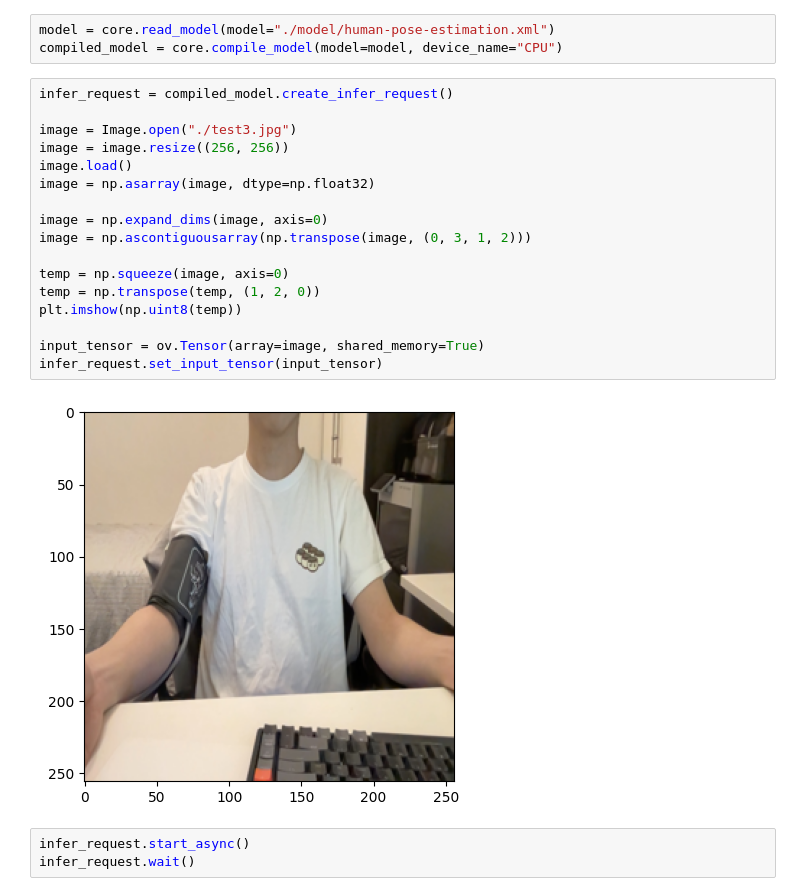
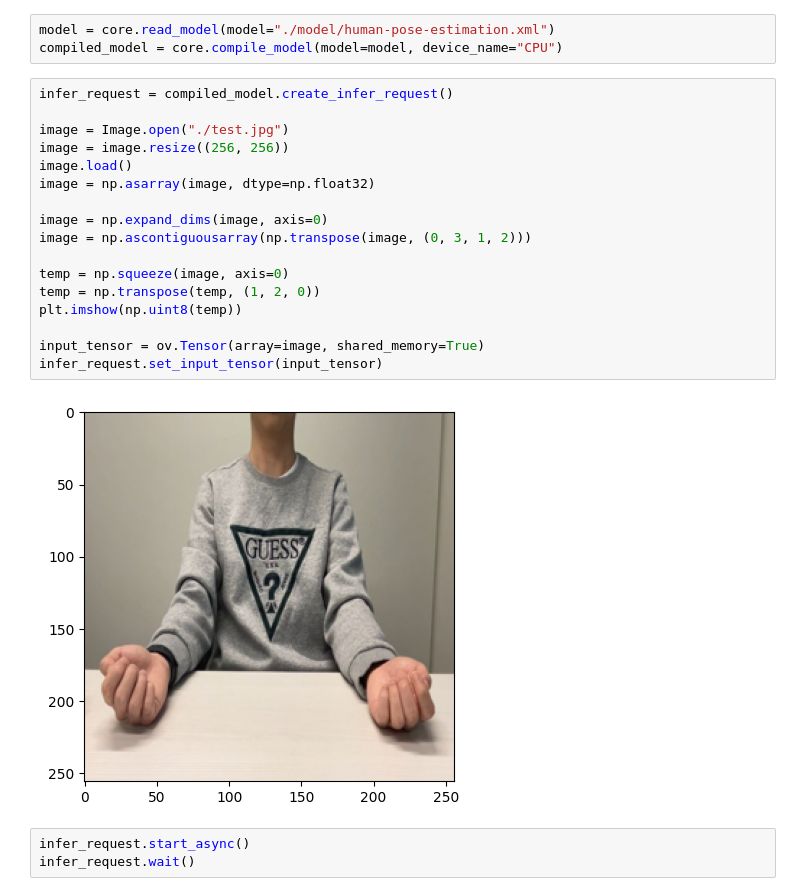
Before and after one commit to steven9909/mobile_health_segmentation, a Jupyter notebook: pose/scale_test.ipynb, the cells around one changed output. Drawn from its saved outputs; the diff is of its cells as text.

```diff
--- a/pose/scale_test.ipynb
+++ b/pose/scale_test.ipynb
@@ -16,22 +16,22 @@ compiled_model = core.compile_model(model=model, device_name="CPU")
 # %%
 infer_request = compiled_model.create_infer_request()
 
-image = Image.open("./test3.jpg")
+image = Image.open("./test.jpg")
 image = image.resize((256, 256))
 image.load()
 image = np.asarray(image, dtype=np.float32)
 
 image = np.expand_dims(image, axis=0)
 image = np.ascontiguousarray(np.transpose(image, (0, 3, 1, 2)))
 
 temp = np.squeeze(image, axis=0)
 temp = np.transpose(temp, (1, 2, 0))
 plt.imshow(np.uint8(temp))
 
 input_tensor = ov.Tensor(array=image, shared_memory=True)
 infer_request.set_input_tensor(input_tensor)
 # %% [output]
-[figure, old version]
+[figure, new version]
 # %%
 infer_request.start_async()
 infer_request.wait()
```
Also changed, not shown: parts of 3 cells of this notebook, 3 other files.
